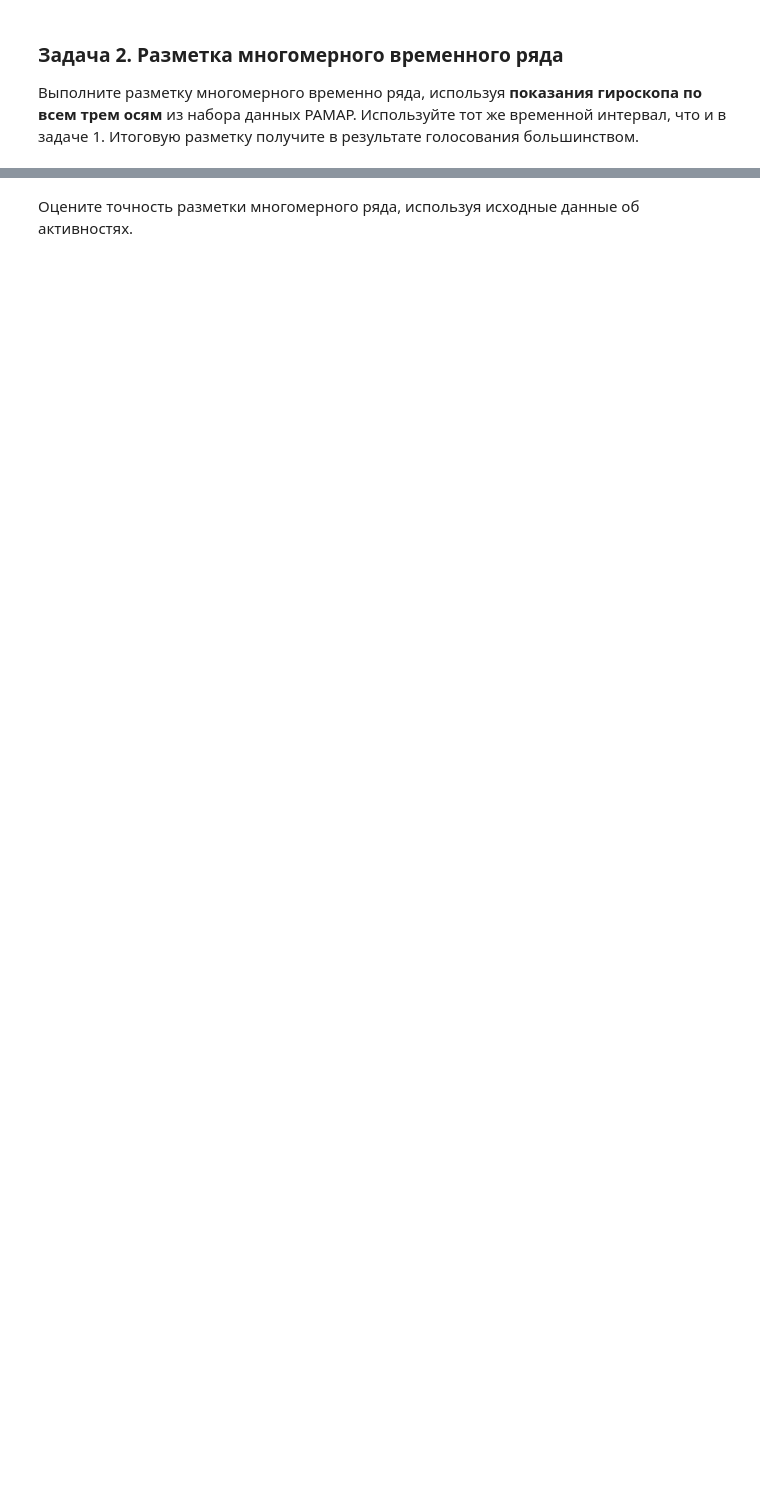
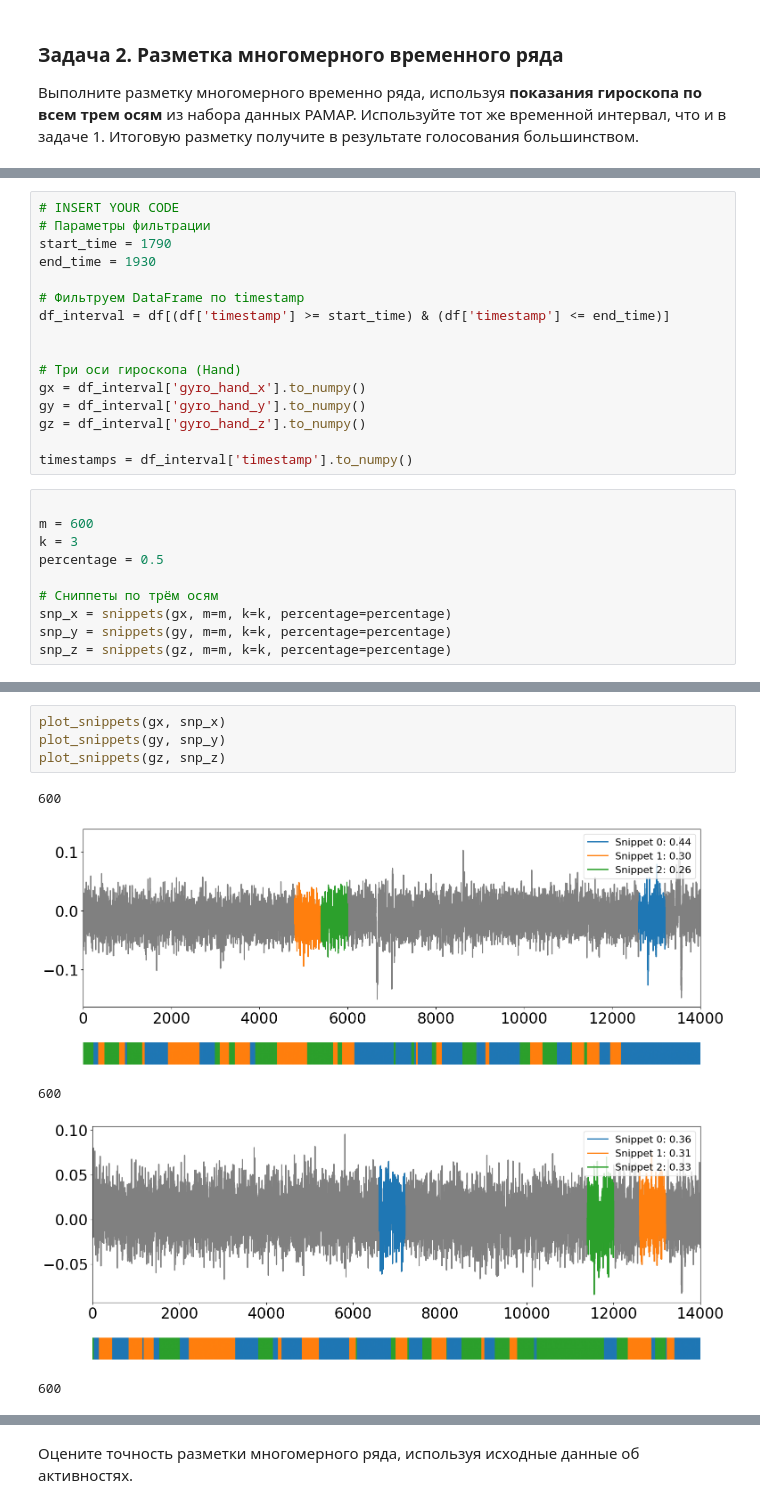
Before and after one commit to QFXzZ/2025-Selyutin-TimeSeriesCourse, a Jupyter notebook: practice/05 Snippets/05 Snippets.ipynb, the cells around one changed output, grey strips where cells are left out. Cells and saved outputs as stored; diff of their text form; blank space fills up the shorter version.

```diff
--- a/practice/05 Snippets/05 Snippets.ipynb
+++ b/practice/05 Snippets/05 Snippets.ipynb
@@ -170,0 +176,26 @@ Snippet 2: основная активность = 9, точность = 1.00
+# %%
+# INSERT YOUR CODE
+# Параметры фильтрации
+start_time = 1790
+end_time = 1930
+
+# Фильтруем DataFrame по timestamp
+df_interval = df[(df['timestamp'] >= start_time) & (df['timestamp'] <= end_time)]
+
+
+# Три оси гироскопа (Hand)
+gx = df_interval['gyro_hand_x'].to_numpy()
+gy = df_interval['gyro_hand_y'].to_numpy()
+gz = df_interval['gyro_hand_z'].to_numpy()
+
+timestamps = df_interval['timestamp'].to_numpy()
+# %%
+
+m = 600
+k = 3
+percentage = 0.5
+
+# Сниппеты по трём осям
+snp_x = snippets(gx, m=m, k=k, percentage=percentage)
+snp_y = snippets(gy, m=m, k=k, percentage=percentage)
+snp_z = snippets(gz, m=m, k=k, percentage=percentage)
@@ -170,0 +225,10 @@ Snippet 2: основная активность = 9, точность = 1.00
+# %%
+plot_snippets(gx, snp_x)
+plot_snippets(gy, snp_y)
+plot_snippets(gz, snp_z)
+# %% [output]
+600
+[figure, added]
+600
+[figure, added]
+600
```
Also changed, not shown: parts of 12 cells of this notebook.
